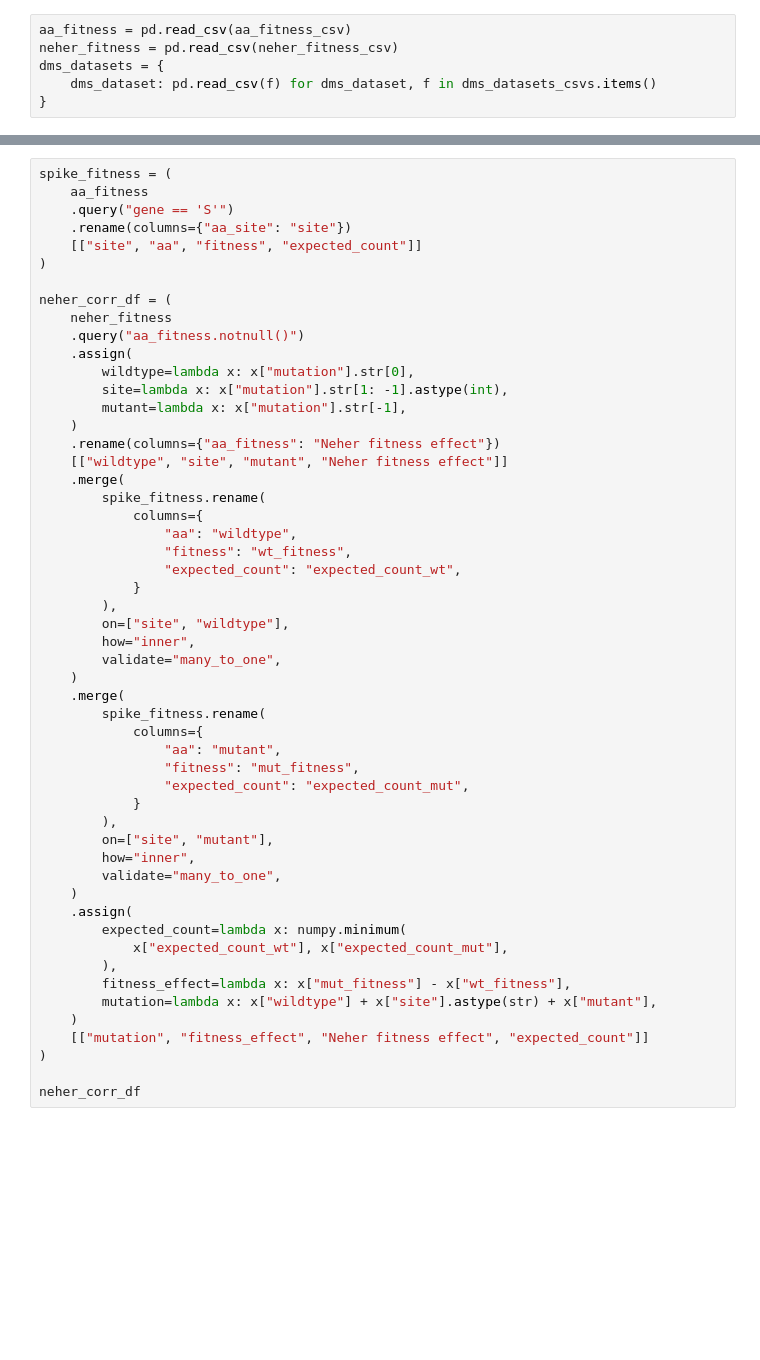
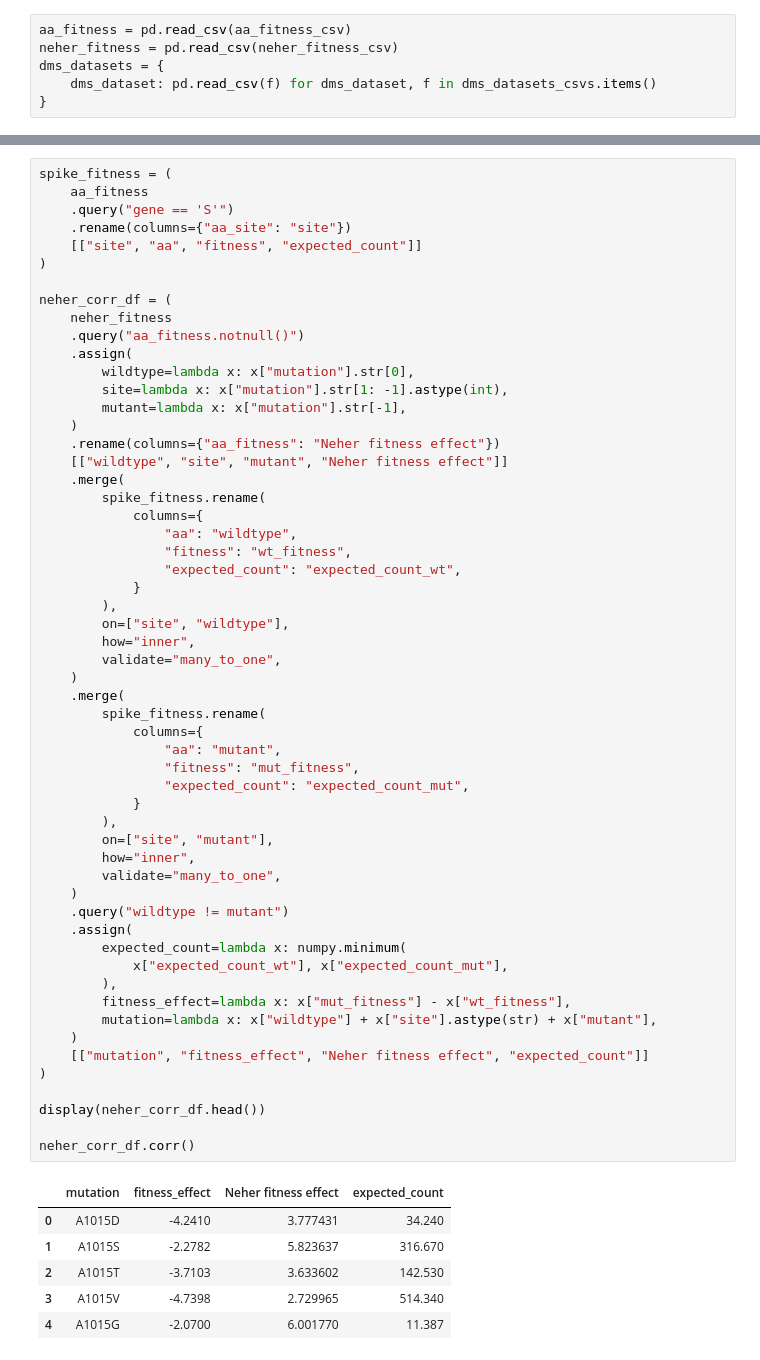
Before and after one commit to jbloomlab/SARS2-mut-fitness, a Jupyter notebook: notebooks/fitness_dms_corr.py.ipynb, the cells around one changed output, grey strips where cells are left out. Saved outputs shown, nothing was run; the diff lists cells and outputs as text; blank space fills up the shorter version.

```diff
--- a/notebooks/fitness_dms_corr.py.ipynb
+++ b/notebooks/fitness_dms_corr.py.ipynb
@@ -76,31 +81,41 @@ neher_corr_df = (
                 "fitness": "wt_fitness",
                 "expected_count": "expected_count_wt",
             }
         ),
         on=["site", "wildtype"],
         how="inner",
         validate="many_to_one",
     )
     .merge(
         spike_fitness.rename(
             columns={
                 "aa": "mutant",
                 "fitness": "mut_fitness",
                 "expected_count": "expected_count_mut",
             }
         ),
         on=["site", "mutant"],
         how="inner",
         validate="many_to_one",
     )
+    .query("wildtype != mutant")
     .assign(
         expected_count=lambda x: numpy.minimum(
             x["expected_count_wt"], x["expected_count_mut"],
         ),
         fitness_effect=lambda x: x["mut_fitness"] - x["wt_fitness"],
         mutation=lambda x: x["wildtype"] + x["site"].astype(str) + x["mutant"],
     )
     [["mutation", "fitness_effect", "Neher fitness effect", "expected_count"]]
 )
 
-neher_corr_df
+display(neher_corr_df.head())
+
+neher_corr_df.corr()
+# %% [output]
+|  | mutation | fitness_effect | Neher fitness effect | expected_count |
+| 0 | A1015D | -4.2410 | 3.777431 | 34.240 |
+| 1 | A1015S | -2.2782 | 5.823637 | 316.670 |
+| 2 | A1015T | -3.7103 | 3.633602 | 142.530 |
+| 3 | A1015V | -4.7398 | 2.729965 | 514.340 |
+| 4 | A1015G | -2.0700 | 6.001770 | 11.387 |
```
Also changed, not shown: parts of 7 cells of this notebook.
